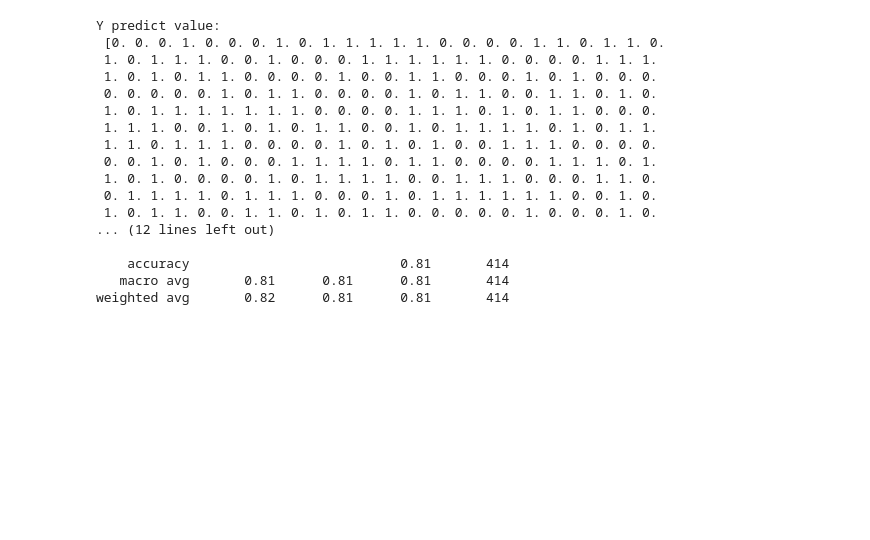
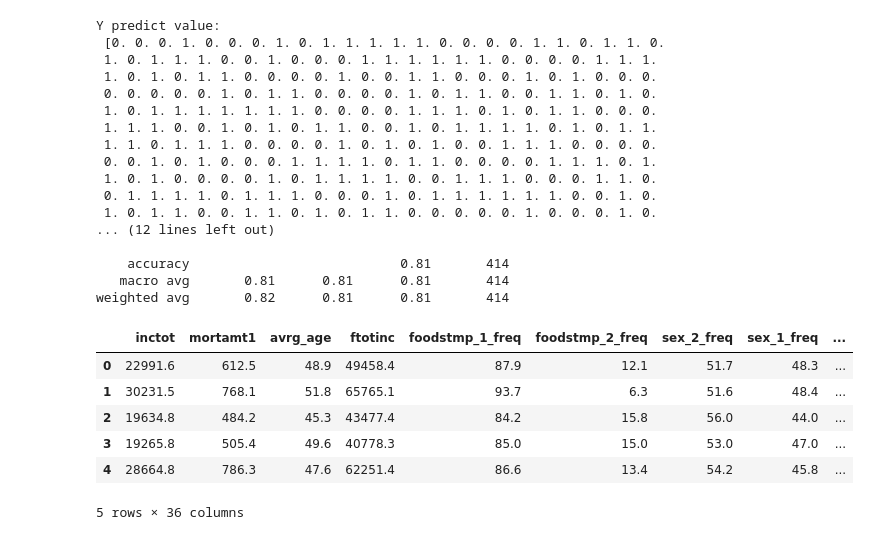
Before and after one commit to good-thinking/easy-coding2, a Jupyter notebook: test_number_3.ipynb, the cells around one changed output. Drawn from its saved outputs; the diff is of its cells as text; code cells hidden in the pictures; blank space fills up the shorter version.

```diff
--- a/test_number_3.ipynb
+++ b/test_number_3.ipynb
@@ -694,3 +694,16 @@ Y predict value:
     accuracy                           0.81       414
    macro avg       0.81      0.81      0.81       414
 weighted avg       0.82      0.81      0.81       414
+# %%
+df_test = df3.loc[df3['year'].isin([2020])]
+df_test = df_test.drop(columns=['year'])
+df_test = df_test.reset_index(drop = True)
+df_test.head()
+# %% [output]
+|  | inctot | mortamt1 | avrg_age | ftotinc | foodstmp_1_freq | foodstmp_2_freq | sex_2_freq | sex_1_freq | ... |
+| 0 | 22991.6 | 612.5 | 48.9 | 49458.4 | 87.9 | 12.1 | 51.7 | 48.3 | ... |
+| 1 | 30231.5 | 768.1 | 51.8 | 65765.1 | 93.7 | 6.3 | 51.6 | 48.4 | ... |
+| 2 | 19634.8 | 484.2 | 45.3 | 43477.4 | 84.2 | 15.8 | 56.0 | 44.0 | ... |
+| 3 | 19265.8 | 505.4 | 49.6 | 40778.3 | 85.0 | 15.0 | 53.0 | 47.0 | ... |
+| 4 | 28664.8 | 786.3 | 47.6 | 62251.4 | 86.6 | 13.4 | 54.2 | 45.8 | ... |
+5 rows × 36 columns
```
Also changed, not shown: parts of 16 cells of this notebook.
